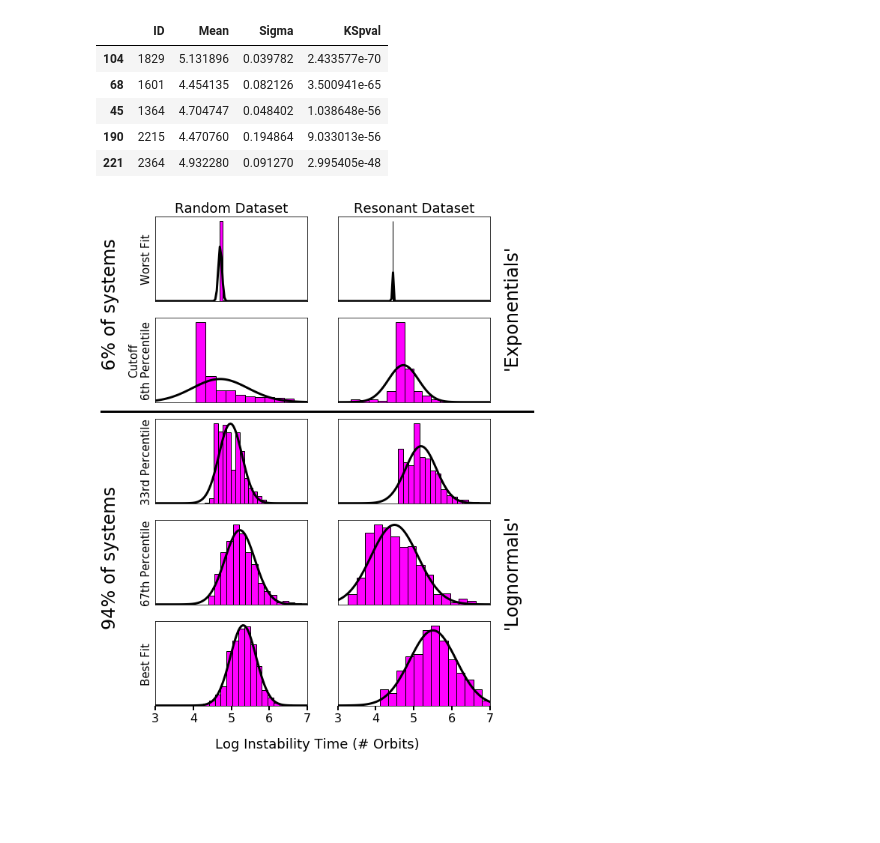
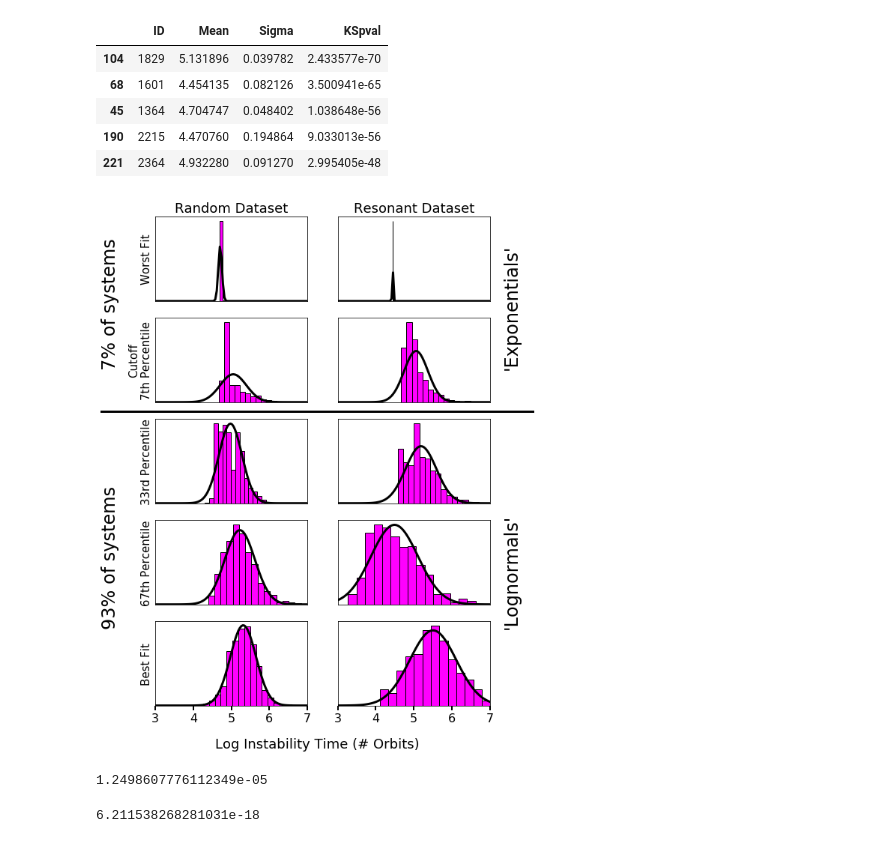
Before and after one commit to Naireen/StabilitySetImage, a Jupyter notebook: Analysis/InstabilityTimeHistograms.ipynb, the cells around one changed output. Drawn from its saved outputs; the diff is of its cells as text; code cells hidden in the pictures; blank space fills up the shorter version.

```diff
--- a/Analysis/InstabilityTimeHistograms.ipynb
+++ b/Analysis/InstabilityTimeHistograms.ipynb
@@ -61,7 +61,7 @@ def quantile_hist(quantile, df, dataset, bins):
     return vals, edges, gaussian
 # %%
 bins=15
-quantiles = [0.01, 0.06, 0.33, 0.67, 1.]
+quantiles = [0.01, 0.07, 0.33, 0.67, 1.]
 
 fig, axarr = plt.subplots(ncols=2, nrows=len(quantiles), figsize=(8,12))
 
@@ -82,34 +82,44 @@ for ax in axarr.flatten():
         axis='both',
         which='both',
         left=False,
         bottom=False,
         labelleft=False,
         labelbottom=False)
 
 for ax in axarr[-1,:]:
     ax.tick_params(
         axis='x',
         which='both',
         bottom=True,
         labelbottom=True)
 
 axarr[0,0].set_ylabel('Worst Fit', fontsize=15)
-axarr[1,0].set_ylabel('Cutoff\n6th Percentile', fontsize=15)
+axarr[1,0].set_ylabel('Cutoff\n7th Percentile', fontsize=15)
 axarr[2,0].set_ylabel('33rd Percentile', fontsize=15)
 axarr[3,0].set_ylabel('67th Percentile', fontsize=15)
 axarr[4,0].set_ylabel('Best Fit', fontsize=15)
 
 axarr[0,0].set_title('Random Dataset', fontsize=18)
 axarr[0,1].set_title('Resonant Dataset', fontsize=18)
 plt.figtext(0.5,0.06, "Log Instability Time (# Orbits)", figure=fig, ha="center", size=18)
-plt.figtext(0.,0.25, "94% of systems", figure=fig, rotation='vertical', size=24)
-plt.figtext(0.,0.65, "6% of systems", figure=fig, rotation='vertical', size=24)
+plt.figtext(0.,0.25, "93% of systems", figure=fig, rotation='vertical', size=24)
+plt.figtext(0.,0.65, "7% of systems", figure=fig, rotation='vertical', size=24)
 plt.figtext(.93,0.25, "'Lognormals'", figure=fig, rotation='vertical', size=24)
 plt.figtext(.93,0.65, "'Exponentials'", figure=fig, rotation='vertical', size=24)
 
 
 line = plt.Line2D([0,1],[0.58,0.58], transform=fig.transFigure, color="black")
 fig.add_artist(line)
 fig.savefig('histograms.pdf', bbox_inches='tight')
 # %% [output]
-[figure, old version]
+[figure, new version]
+# %%
+cutoffres = dfres.quantile(0.07)['KSpval']
+cutoffres
+# %% [output]
+1.2498607776112349e-05
+# %%
+cutoffrand = dfrand.quantile(0.07)['KSpval']
+cutoffrand
+# %% [output]
+6.211538268281031e-18
```
Also changed, not shown: 1 other file.
